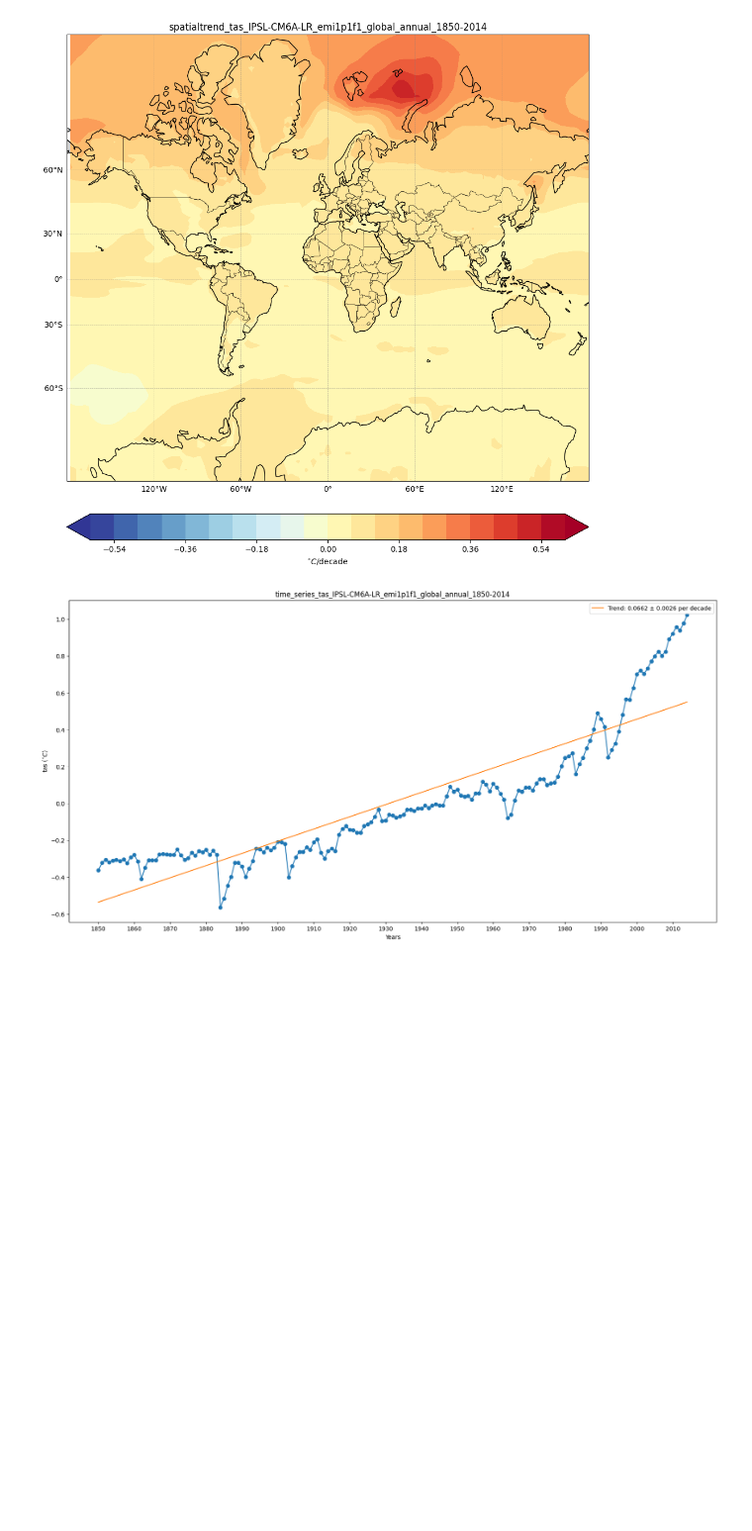
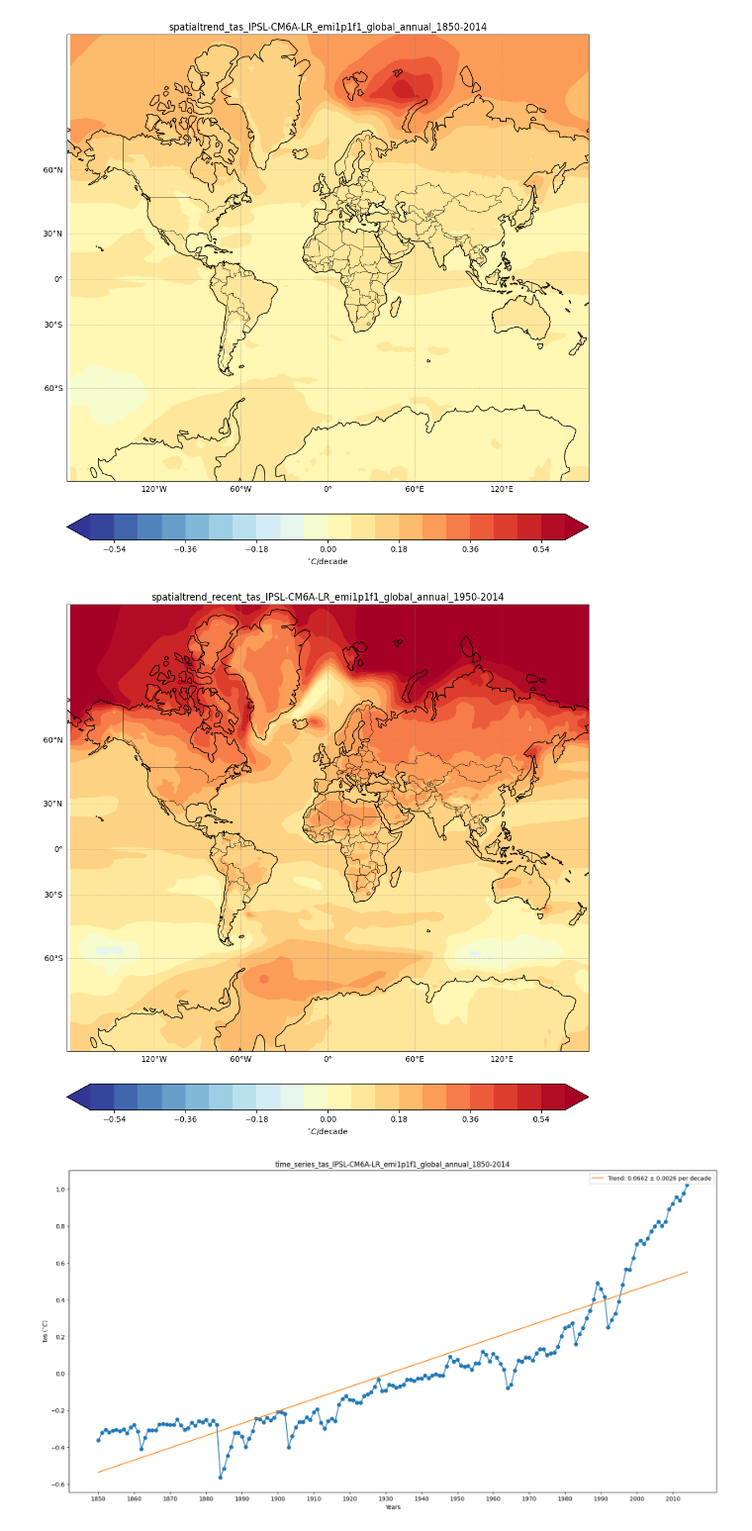
Before and after one commit to Mapaor/CLIMAST2, a Jupyter notebook: scripts/spatial_calculation_onemember_numpy.ipynb, the cells around one changed output. Shown at 99% size. Drawn from its saved outputs; the diff is of its cells as text; code cells hidden in the pictures; blank space fills up the shorter version.

```diff
--- a/scripts/spatial_calculation_onemember_numpy.ipynb
+++ b/scripts/spatial_calculation_onemember_numpy.ipynb
@@ -337,6 +338,100 @@ plt.show()
 # %% [output]
 Maximum absolute trend value: 0.5249294817751797
 [figure]
+# %%
+###
+## Computing spatial trend for RECENT PERIOD (1950-2014)
+###
+
+# Define the new period
+iyr_recent = 1950  # initial year
+fyr_recent = 2014  # final year
+nyr_recent = fyr_recent - iyr_recent + 1  # number of years
+
+# Select the field for the recent period
+field_recent = field[(12 * (iyr_recent - 1850)):(12 * (fyr_recent + 1 - 1850)), :, :]
+
+# Monthly/season selection
+value_recent = np.zeros((nyr_recent, nlat, nlon))
+for i in range(nyr_recent):
+    tmp = field_recent[12 * i + (imon - 1):12 * i + fmon, :, :]
+    value_recent[i, :, :] = np.mean(tmp, axis=0)
+
+# Compute climatology for the recent period
+clim_recent = np.ma.mean(value_recent, axis=0)
+
+# Compute anomalies for the recent period
+anom_recent = np.zeros((nyr_recent, nlat, nlon))
+for i in range(nyr_recent):
+    anom_recent[i, :, :] = value_recent[i, :, :] - clim_recent
+
+# Compute spatial trend for the recent period
+trend_recent = np.empty((nlat, nlon))
+intercept_recent = np.empty((nlat, nlon))
+pvalue_recent = np.empty((nlat, nlon))
+rvalue_recent = np.empty((nlat, nlon))
+stderr_recent = np.empty((nlat, nlon))
+xd_recent = np.arange(nyr_recent)
+
+for j in range(nlat):
+    for i in range(nlon):
+        yd_recent = anom_recent[:, j, i]
+        par_recent = stats.linregress(xd_recent, yd_recent)
+        stderr_recent[j, i] = par_recent.stderr
+        pvalue_recent[j, i] = par_recent.pvalue
+        rvalue_recent[j, i] = par_recent.rvalue
+        intercept_recent[j, i] = par_recent.intercept
+        trend_recent[j, i] = par_recent.slope
+
+# Convert trend to decade
+trend_recent = trend_recent * 10
+
+# Plot spatial trend for the recent period
+fig = plt.figure(figsize=(10, 12))
+ax = plt.axes(projection=ccrs.Mercator())
+ax.set_global()
+ax.coastlines()
+ax.add_feature(cfeature.BORDERS, linewidth=0.5)
+ax.add_feature(cfeature.LAND, facecolor='lightgray')
+ax.add_feature(cfeature.OCEAN, facecolor='white')
+
+# Add gridlines with latitude and longitude labels
+gl = ax.gridlines(draw_labels=True, linewidth=0.5, color='gray', alpha=0.5, linestyle='--')
+gl.top_labels = False
+gl.right_labels = False
+gl.xlabel_style = {'size': 10, 'color': 'black'}
+gl.ylabel_style = {'size': 10, 'color': 'black'}
+
+# Adjust settings based on the variable
+if variable == 'tas':  # Temperature
+    clevs = np.linspace(-0.6, 0.6, 21)
+    cmap = plt.cm.RdYlBu_r
+    cb_label = '$^{\circ}C$/decade'
+elif variable == 'pr':  # Precipitation
+    clevs = np.linspace(-0.5, 0.5, 21)
+    cmap = plt.cm.RdBu
+    cb_label = 'mm/day/decade'
+
+# Create meshgrid for plotting
+lons, lats = np.meshgrid(xlon, ylat)
+
+# Plot spatial trend
+cf = ax.contourf(
+    lons, lats, trend_recent[:, :],
+    clevs, cmap=cmap, extend='both',
+    transform=ccrs.PlateCarree()
+)
+
+cb = plt.colorbar(cf, orientation="horizontal", pad=0.05, ax=ax)
+cb.set_label(cb_label, fontsize=10)
+domain = 'global'
+plotname_recent = 'spatialtrend_recent_%s_%s_%s_%s_%s_%i-%i' % (variable, model, member, domain, season, iyr_recent, fyr_recent)
+plt.title('%s' % (plotname_recent), fontsize=12)
+plt.tight_layout()
+if savePlot: plt.savefig(outputDir + plotname_recent + '.png', format='png', bbox_inches='tight')
+plt.show()
+# %% [output]
+[figure, added]
 # %%
 ####Spatial average
 
```
Also changed, not shown: parts of 4 cells of this notebook.
